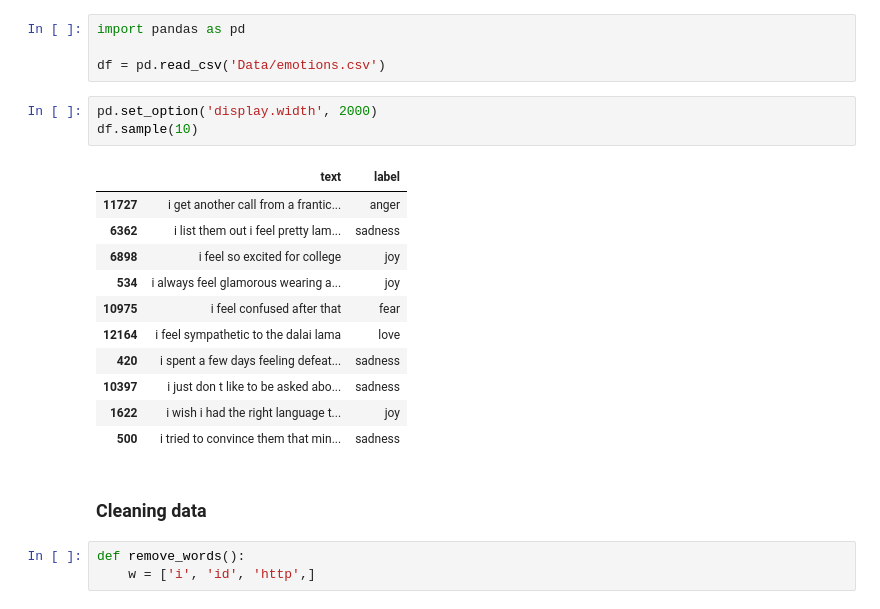
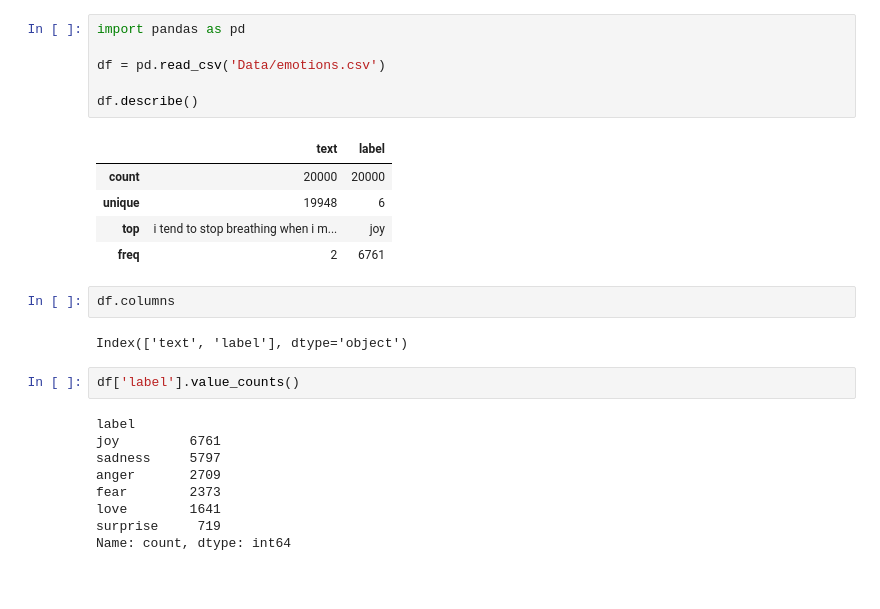
Before and after one commit to wlinds/ITHS-AI22-TF, a Jupyter notebook: Labb/labb2.ipynb, the cells around one changed output. Cells and saved outputs as stored; diff of their text form; blank space fills up the shorter version.

Commit message:
EDA & Cleaning

```diff
--- a/Labb/labb2.ipynb
+++ b/Labb/labb2.ipynb
@@ -1,24 +1,27 @@
 # %%
 import pandas as pd
 
 df = pd.read_csv('Data/emotions.csv')
+
+df.describe()
+# %% [output]
+|  | text | label |
+| count | 20000 | 20000 |
+| unique | 19948 | 6 |
+| top | i tend to stop breathing when i m... | joy |
+| freq | 2 | 6761 |
-# %%
-pd.set_option('display.width', 2000)
-df.sample(10)
-# %% [output]
-|  | text | label |
-| 11727 | i get another call from a frantic... | anger |
-| 6362 | i list them out i feel pretty lam... | sadness |
-| 6898 | i feel so excited for college | joy |
-| 534 | i always feel glamorous wearing a... | joy |
-| 10975 | i feel confused after that | fear |
-| 12164 | i feel sympathetic to the dalai lama | love |
-| 420 | i spent a few days feeling defeat... | sadness |
-| 10397 | i just don t like to be asked abo... | sadness |
-| 1622 | i wish i had the right language t... | joy |
-| 500 | i tried to convince them that min... | sadness |
-# %% [markdown]
-### Cleaning data
-# %%
-def remove_words():
-    w = ['i', 'id', 'http',]
+# %%
+df.columns
+# %% [output]
+Index(['text', 'label'], dtype='object')
+# %%
+df['label'].value_counts()
+# %% [output]
+label
+joy         6761
+sadness     5797
+anger       2709
+fear        2373
+love        1641
+surprise     719
+Name: count, dtype: int64
```
Also changed, not shown: parts of 36 cells of this notebook.
